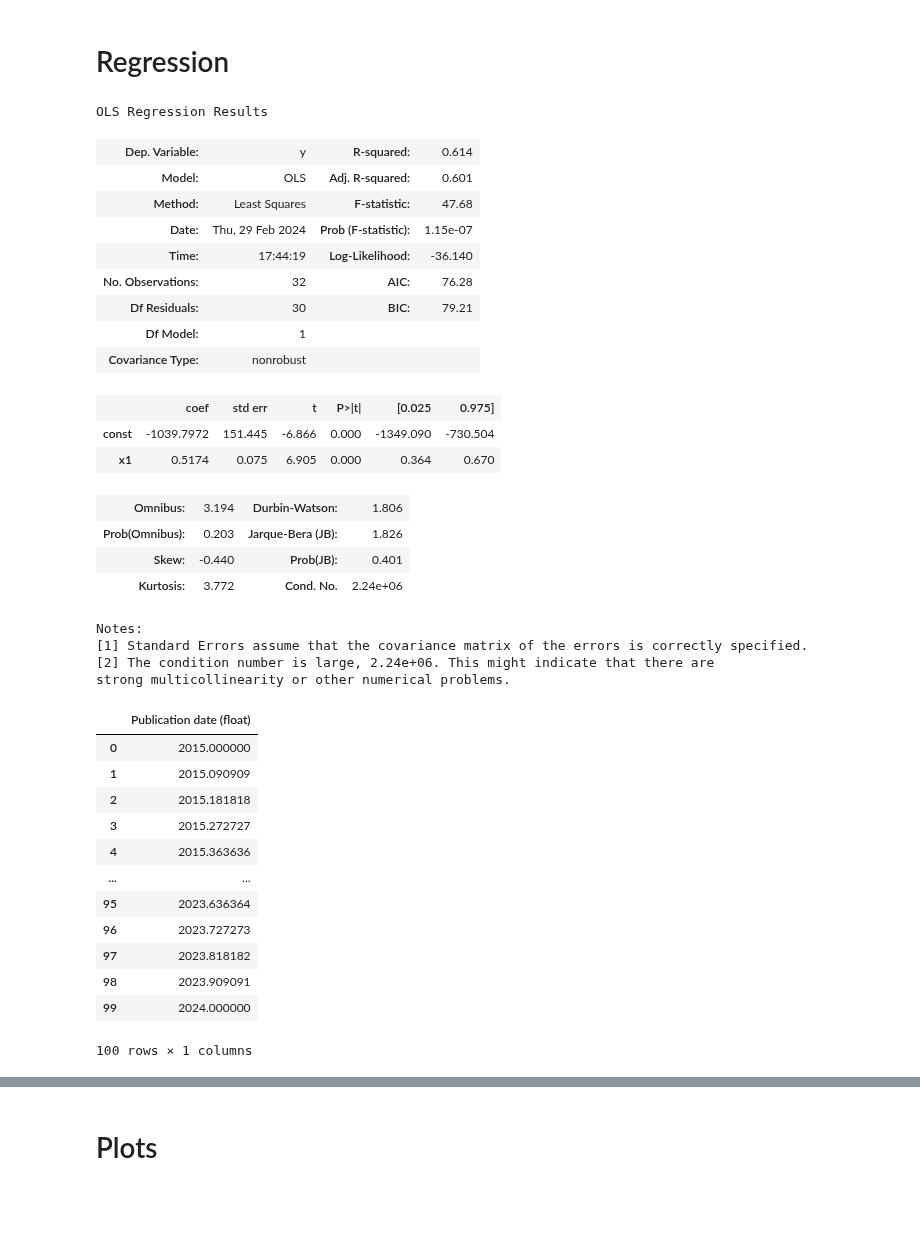
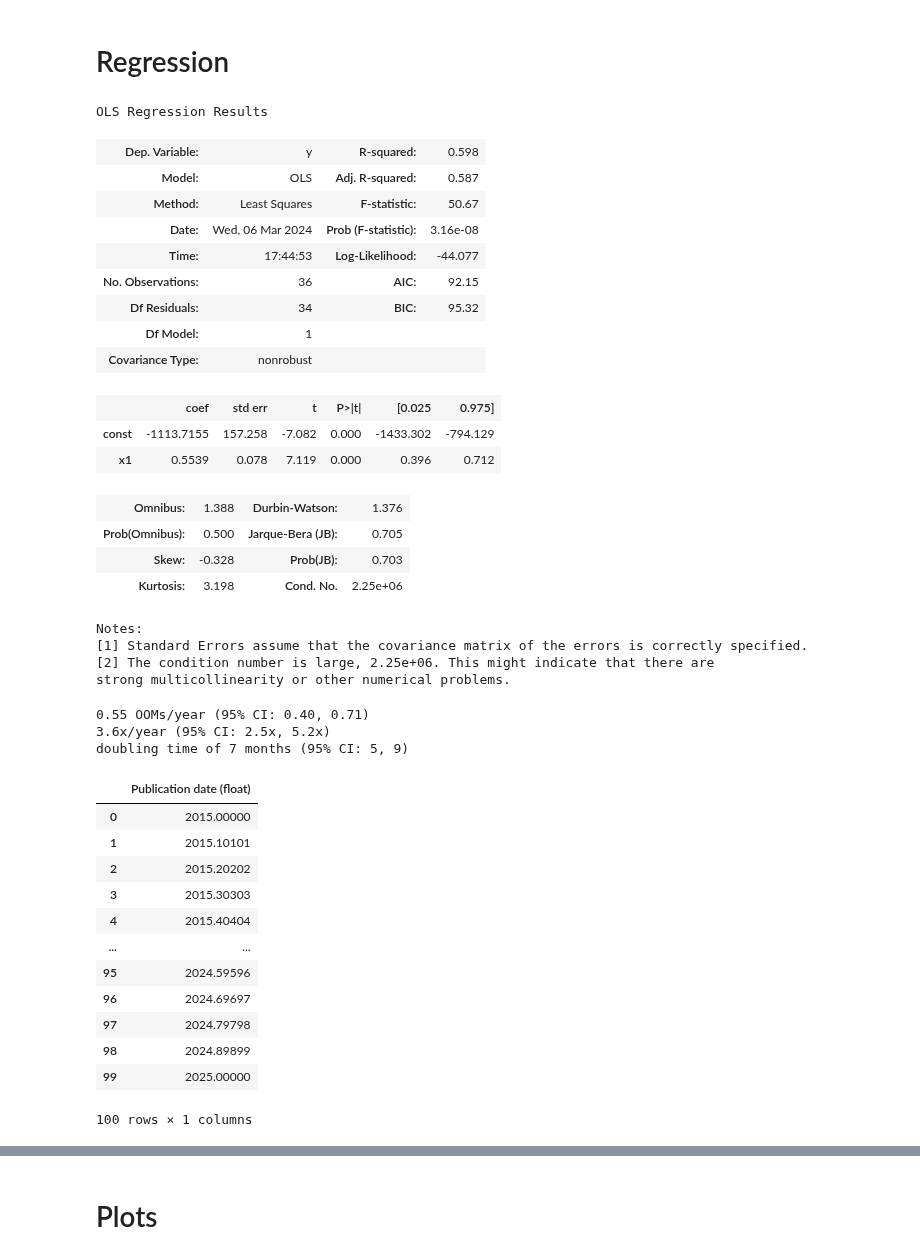
Before and after one commit to epoch-research/training-cost-trends, a Jupyter notebook: cost_analysis.ipynb, the cells around one changed output, grey strips where cells are left out. Saved outputs shown, nothing was run; the diff lists cells and outputs as text; code cells hidden in the pictures; blank space fills up the shorter version.

Commit message:
Update regression and predictions

```diff
--- a/cost_analysis.ipynb
+++ b/cost_analysis.ipynb
@@ -200,46 +205,57 @@ cost_df['Cost (inflation-adjusted)'].notna().sum()
 # %%
 cost_df['Publication date (float)'] = datetime_to_float_year(pd.to_datetime(cost_df['Publication date']))
 # %%
-results = fit_ols_regression(cost_df, ['Publication date (float)'], 'Cost (inflation-adjusted)', logy=True)
-results.summary()
+reg_results = fit_ols_regression(cost_df, ['Publication date (float)'], 'Cost (inflation-adjusted)', logy=True)
+reg_results.summary()
 # %% [output]
 OLS Regression Results
-| Dep. Variable: | y | R-squared: | 0.614 |
-| Model: | OLS | Adj. R-squared: | 0.601 |
-| Method: | Least Squares | F-statistic: | 47.68 |
-| Date: | Thu, 29 Feb 2024 | Prob (F-statistic): | 1.15e-07 |
-| Time: | 17:44:19 | Log-Likelihood: | -36.140 |
-| No. Observations: | 32 | AIC: | 76.28 |
-| Df Residuals: | 30 | BIC: | 79.21 |
+| Dep. Variable: | y | R-squared: | 0.598 |
+| Model: | OLS | Adj. R-squared: | 0.587 |
+| Method: | Least Squares | F-statistic: | 50.67 |
+| Date: | Wed, 06 Mar 2024 | Prob (F-statistic): | 3.16e-08 |
+| Time: | 17:44:53 | Log-Likelihood: | -44.077 |
+| No. Observations: | 36 | AIC: | 92.15 |
+| Df Residuals: | 34 | BIC: | 95.32 |
 | Df Model: | 1 |  |  |
 | Covariance Type: | nonrobust |  |  |
 |  | coef | std err | t | P>|t| | [0.025 | 0.975] |
-| const | -1039.7972 | 151.445 | -6.866 | 0.000 | -1349.090 | -730.504 |
-| x1 | 0.5174 | 0.075 | 6.905 | 0.000 | 0.364 | 0.670 |
+| const | -1113.7155 | 157.258 | -7.082 | 0.000 | -1433.302 | -794.129 |
+| x1 | 0.5539 | 0.078 | 7.119 | 0.000 | 0.396 | 0.712 |
-| Omnibus: | 3.194 | Durbin-Watson: | 1.806 |
-| Prob(Omnibus): | 0.203 | Jarque-Bera (JB): | 1.826 |
-| Skew: | -0.440 | Prob(JB): | 0.401 |
-| Kurtosis: | 3.772 | Cond. No. | 2.24e+06 |
+| Omnibus: | 1.388 | Durbin-Watson: | 1.376 |
+| Prob(Omnibus): | 0.500 | Jarque-Bera (JB): | 0.705 |
+| Skew: | -0.328 | Prob(JB): | 0.703 |
+| Kurtosis: | 3.198 | Cond. No. | 2.25e+06 |
 Notes:
 [1] Standard Errors assume that the covariance matrix of the errors is correctly specified.
-[2] The condition number is large, 2.24e+06. This might indicate that there are
+[2] The condition number is large, 2.25e+06. This might indicate that there are
 strong multicollinearity or other numerical problems.
+# %%
+print_growth_rates(reg_results)
+# %% [output]
+0.55 OOMs/year (95% CI: 0.40, 0.71)
+3.6x/year (95% CI: 2.5x, 5.2x)
+doubling time of 7 months (95% CI: 5, 9)
 # %%
-pred_years = pd.DataFrame({'Publication date (float)': np.linspace(2015, 2024, 100)})
+pred_start_year = 2015
+pred_end_year = 2025
+pred_start_date = f'{pred_start_year}-01-01'
+pred_end_date = f'{pred_end_year}-01-01'
+
+pred_years = pd.DataFrame({'Publication date (float)': np.linspace(pred_start_year, pred_end_year, 100)})
 pred_years
 # %% [output]
 |  | Publication date (float) |
-| 0 | 2015.000000 |
-| 1 | 2015.090909 |
-| 2 | 2015.181818 |
-| 3 | 2015.272727 |
-| 4 | 2015.363636 |
+| 0 | 2015.00000 |
+| 1 | 2015.10101 |
+| 2 | 2015.20202 |
+| 3 | 2015.30303 |
+| 4 | 2015.40404 |
 | ... | ... |
-| 95 | 2023.636364 |
-| 96 | 2023.727273 |
-| 97 | 2023.818182 |
-| 98 | 2023.909091 |
-| 99 | 2024.000000 |
+| 95 | 2024.59596 |
+| 96 | 2024.69697 |
+| 97 | 2024.79798 |
+| 98 | 2024.89899 |
+| 99 | 2025.00000 |
 100 rows × 1 columns
 # %%
 
```
Also changed, not shown: parts of 7 cells of this notebook.
